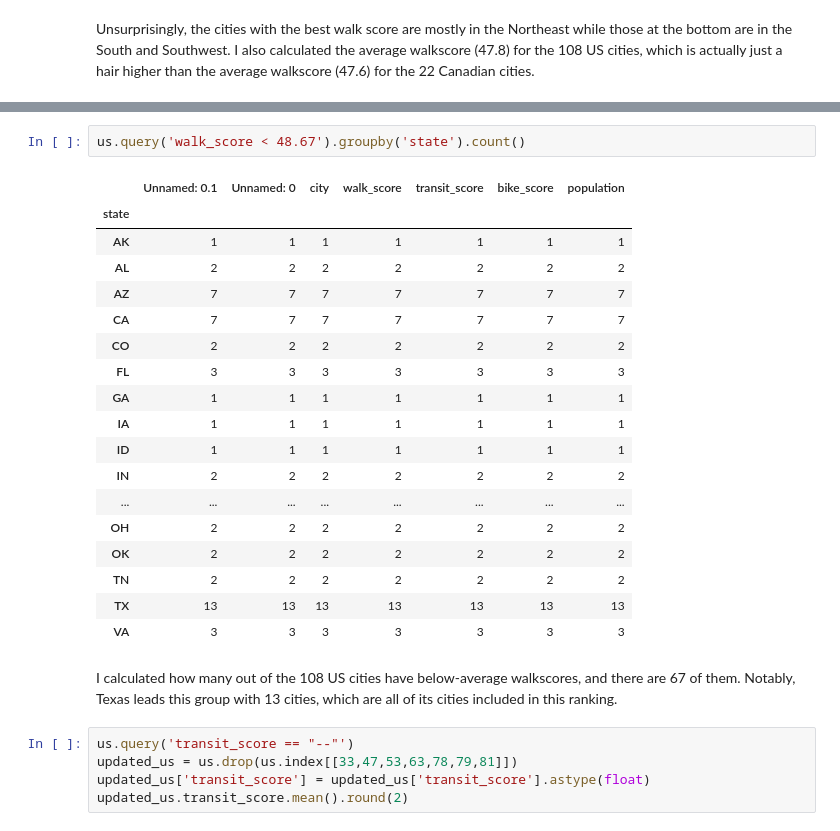
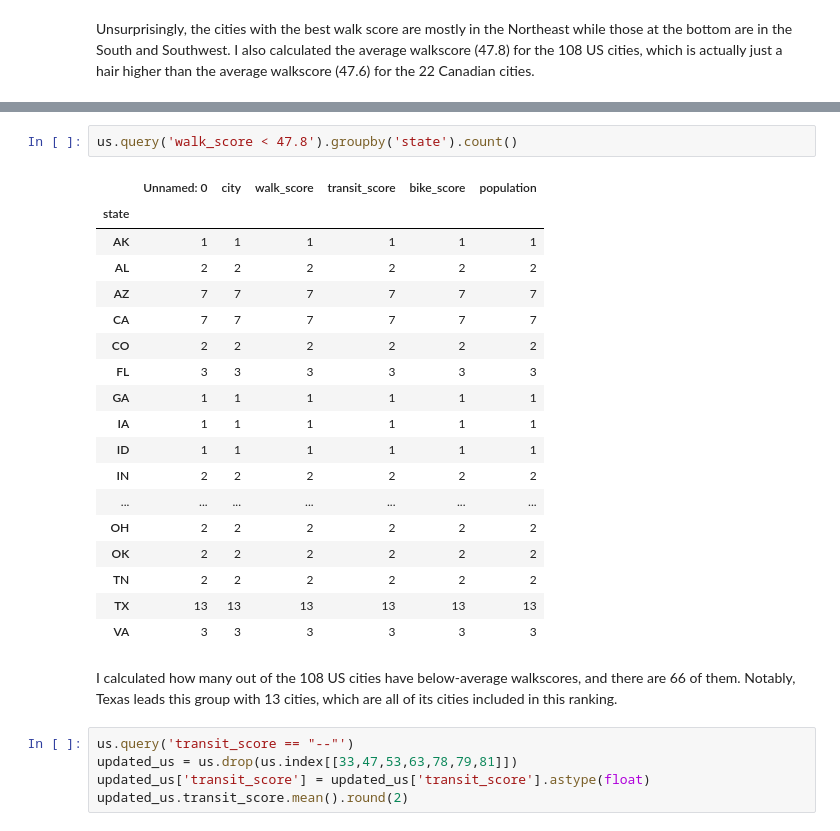
Before and after one commit to ann2128/lede-project-2, a Jupyter notebook: project-2-scraping.ipynb, the cells around one changed output, grey strips where cells are left out. Saved outputs shown, nothing was run; the diff lists cells and outputs as text.

```diff
--- a/project-2-scraping.ipynb
+++ b/project-2-scraping.ipynb
@@ -374,26 +371,26 @@ bottom_walkscore.sort_values('walk_score', ascending=True)
 # %%
-us.query('walk_score < 48.67').groupby('state').count()
+us.query('walk_score < 47.8').groupby('state').count()
 # %% [output]
-|  | Unnamed: 0.1 | Unnamed: 0 | city | walk_score | transit_score | bike_score | population |
-| state |  |  |  |  |  |  |  |
-| AK | 1 | 1 | 1 | 1 | 1 | 1 | 1 |
-| AL | 2 | 2 | 2 | 2 | 2 | 2 | 2 |
-| AZ | 7 | 7 | 7 | 7 | 7 | 7 | 7 |
-| CA | 7 | 7 | 7 | 7 | 7 | 7 | 7 |
-| CO | 2 | 2 | 2 | 2 | 2 | 2 | 2 |
-| FL | 3 | 3 | 3 | 3 | 3 | 3 | 3 |
-| GA | 1 | 1 | 1 | 1 | 1 | 1 | 1 |
-| IA | 1 | 1 | 1 | 1 | 1 | 1 | 1 |
-| ID | 1 | 1 | 1 | 1 | 1 | 1 | 1 |
-| IN | 2 | 2 | 2 | 2 | 2 | 2 | 2 |
-| ... | ... | ... | ... | ... | ... | ... | ... |
-| OH | 2 | 2 | 2 | 2 | 2 | 2 | 2 |
-| OK | 2 | 2 | 2 | 2 | 2 | 2 | 2 |
-| TN | 2 | 2 | 2 | 2 | 2 | 2 | 2 |
-| TX | 13 | 13 | 13 | 13 | 13 | 13 | 13 |
-| VA | 3 | 3 | 3 | 3 | 3 | 3 | 3 |
+|  | Unnamed: 0 | city | walk_score | transit_score | bike_score | population |
+| state |  |  |  |  |  |  |
+| AK | 1 | 1 | 1 | 1 | 1 | 1 |
+| AL | 2 | 2 | 2 | 2 | 2 | 2 |
+| AZ | 7 | 7 | 7 | 7 | 7 | 7 |
+| CA | 7 | 7 | 7 | 7 | 7 | 7 |
+| CO | 2 | 2 | 2 | 2 | 2 | 2 |
+| FL | 3 | 3 | 3 | 3 | 3 | 3 |
+| GA | 1 | 1 | 1 | 1 | 1 | 1 |
+| IA | 1 | 1 | 1 | 1 | 1 | 1 |
+| ID | 1 | 1 | 1 | 1 | 1 | 1 |
+| IN | 2 | 2 | 2 | 2 | 2 | 2 |
+| ... | ... | ... | ... | ... | ... | ... |
+| OH | 2 | 2 | 2 | 2 | 2 | 2 |
+| OK | 2 | 2 | 2 | 2 | 2 | 2 |
+| TN | 2 | 2 | 2 | 2 | 2 | 2 |
+| TX | 13 | 13 | 13 | 13 | 13 | 13 |
+| VA | 3 | 3 | 3 | 3 | 3 | 3 |
 # %% [markdown]
-I calculated how many out of the 108 US cities have below-average walkscores, and there are 67 of them. Notably, Texas leads this group with 13 cities, which are all of its cities included in this ranking.
+I calculated how many out of the 108 US cities have below-average walkscores, and there are 66 of them. Notably, Texas leads this group with 13 cities, which are all of its cities included in this ranking.
 # %%
 us.query('transit_score == "--"')
 updated_us = us.drop(us.index[[33,47,53,63,78,79,81]])
```
Also changed, not shown: parts of 14 cells of this notebook, 5 other files.
